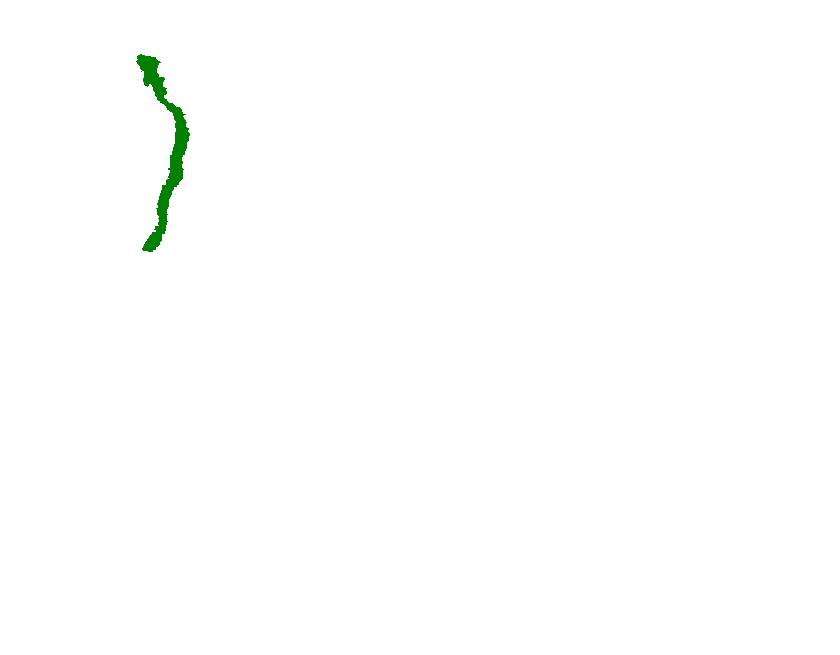
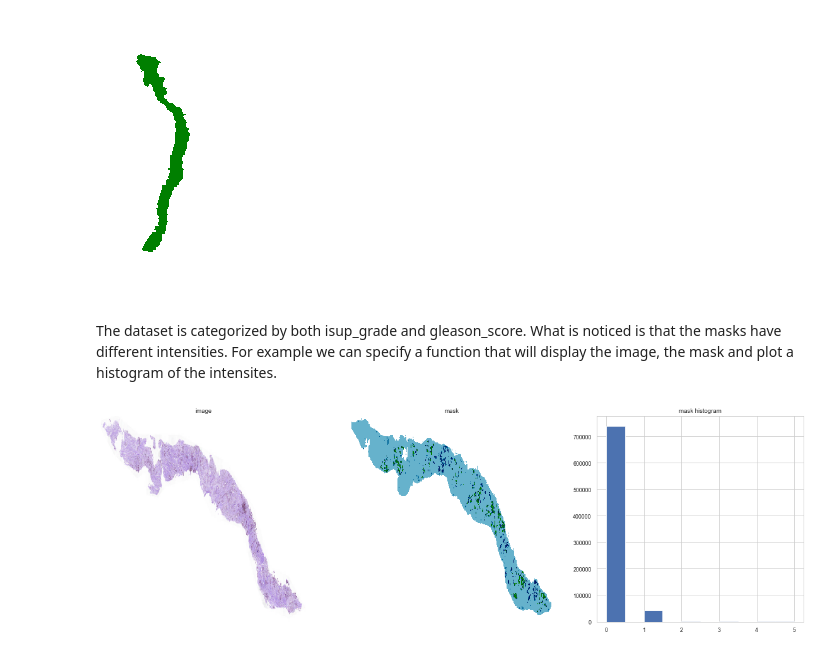
Before and after one commit to asvcode/MedicalImaging, a Jupyter notebook: _notebooks/2020-06-25-Selective-Mask.ipynb, the cells around one changed output. Saved outputs shown, nothing was run; the diff lists cells and outputs as text; code cells hidden in the pictures; blank space fills up the shorter version.

```diff
--- a/_notebooks/2020-06-25-Selective-Mask.ipynb
+++ b/_notebooks/2020-06-25-Selective-Mask.ipynb
@@ -79,3 +79,21 @@ And the corresponding mask
 view_image(mask, '0005f7aaab2800f6170c399693a96917')
 # %% [output]
 [figure]
+# %% [markdown]
+The dataset is categorized by both isup_grade and gleason_score. What is noticed is that the masks have different intensities. For example we can specify a function that will display the image, the mask and plot a histogram of the intensites.
+# %%
+def view_images(file, mask, fn):
+    ima = f'{file}/{fn}.png'
+    msk = f'{mask}/{fn}_mask.png'
+    ima_file = Image.open(ima); ima_t = tensor(ima_file)
+    ima_msk = Image.open(msk); msk_t = tensor(ima_msk)
+
+    fig, (ax1, ax2, ax3) = plt.subplots(1,3, figsize = (20, 6))
+    s1 = show_image(ima_t, ax=ax1, title='image')
+    s2 = show_image(msk_t[:,:,2], ax=ax2, title='mask')
+    s3 = plt.hist(msk_t.flatten()); plt.title('mask histogram')
+    plt.show()
+# %%
+view_images(train, mask, '06636cdd43041e78141f2f5069fa62d5')
+# %% [output]
+[figure, added]
```
Also changed, not shown: parts of 4 cells of this notebook.
